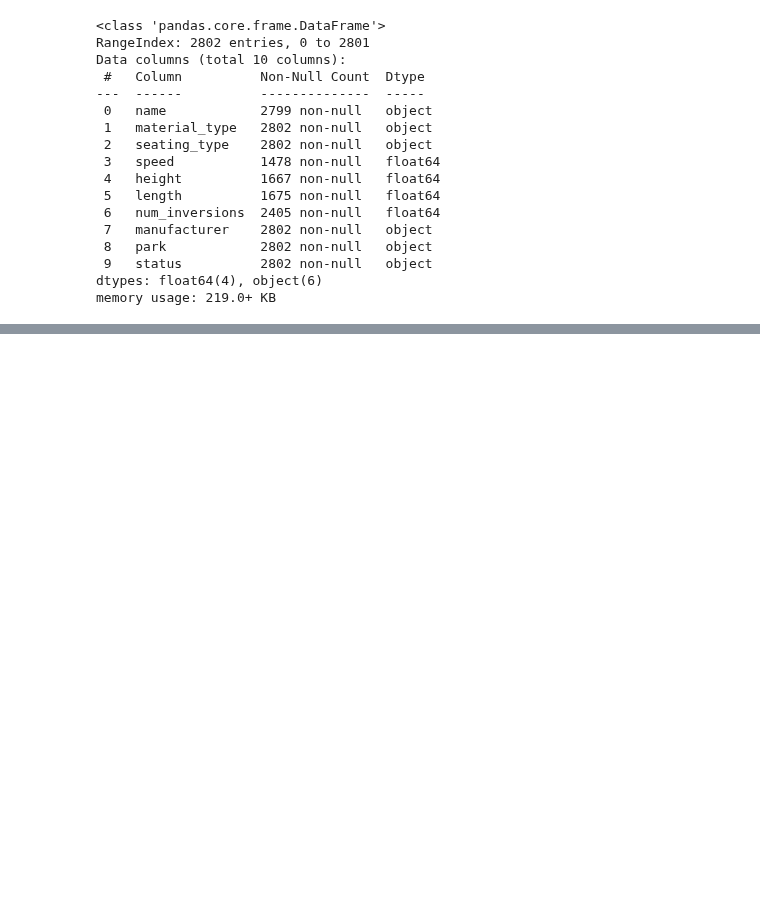
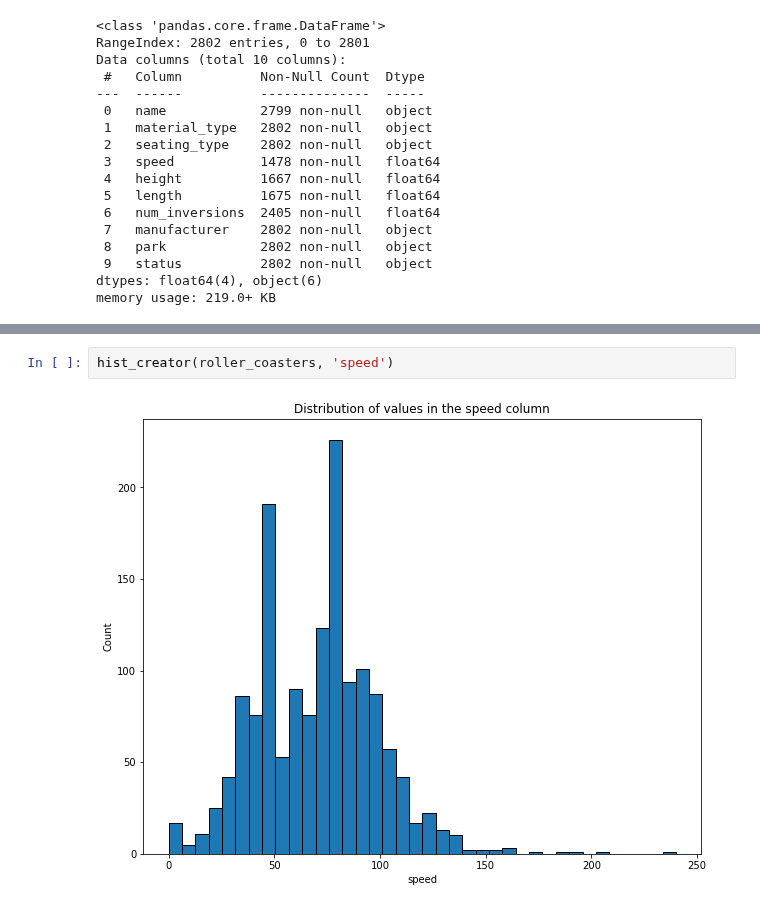
Before and after one commit to joeelorm/Data_Science, a Jupyter notebook: Data Visualization/Data Visualisation_3.ipynb, the cells around one changed output, grey strips where cells are left out. Cells and saved outputs as stored; diff of their text form; blank space fills up the shorter version.

```diff
--- a/Data Visualization/Data Visualisation_3.ipynb
+++ b/Data Visualization/Data Visualisation_3.ipynb
@@ -194,0 +217,4 @@ memory usage: 219.0+ KB
+# %%
+hist_creator(roller_coasters, 'speed')
+# %% [output]
+[figure, added]
```
Also changed, not shown: parts of 2 cells of this notebook.
